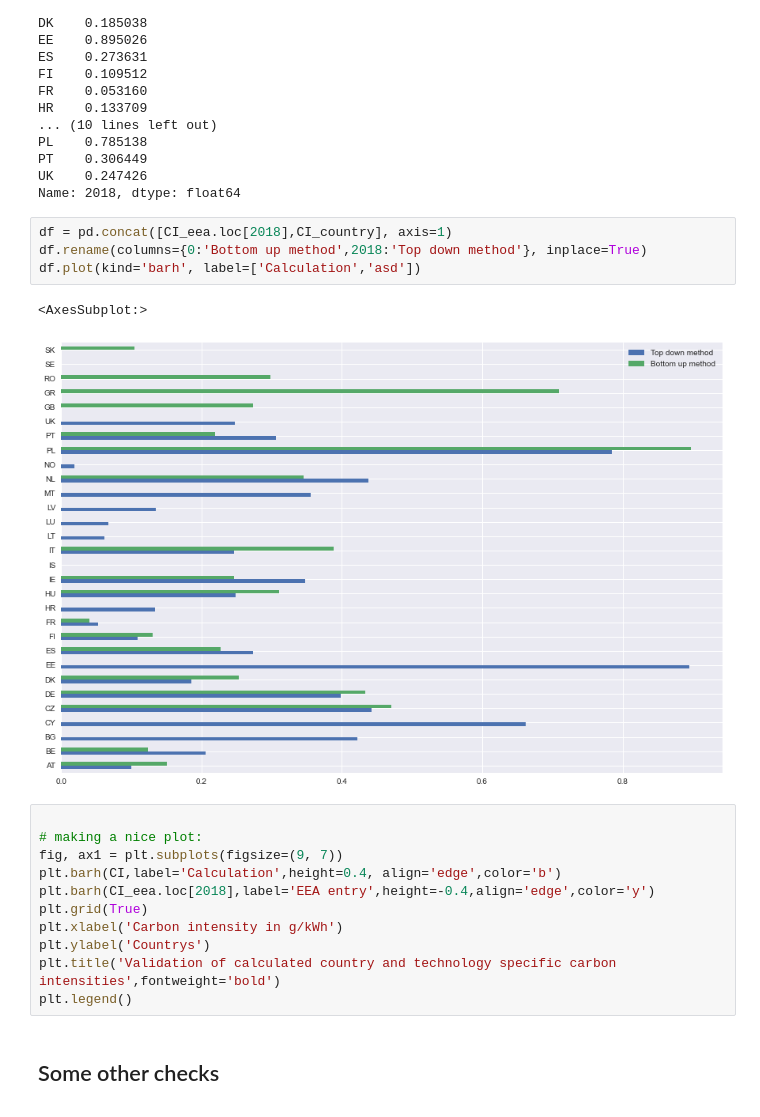
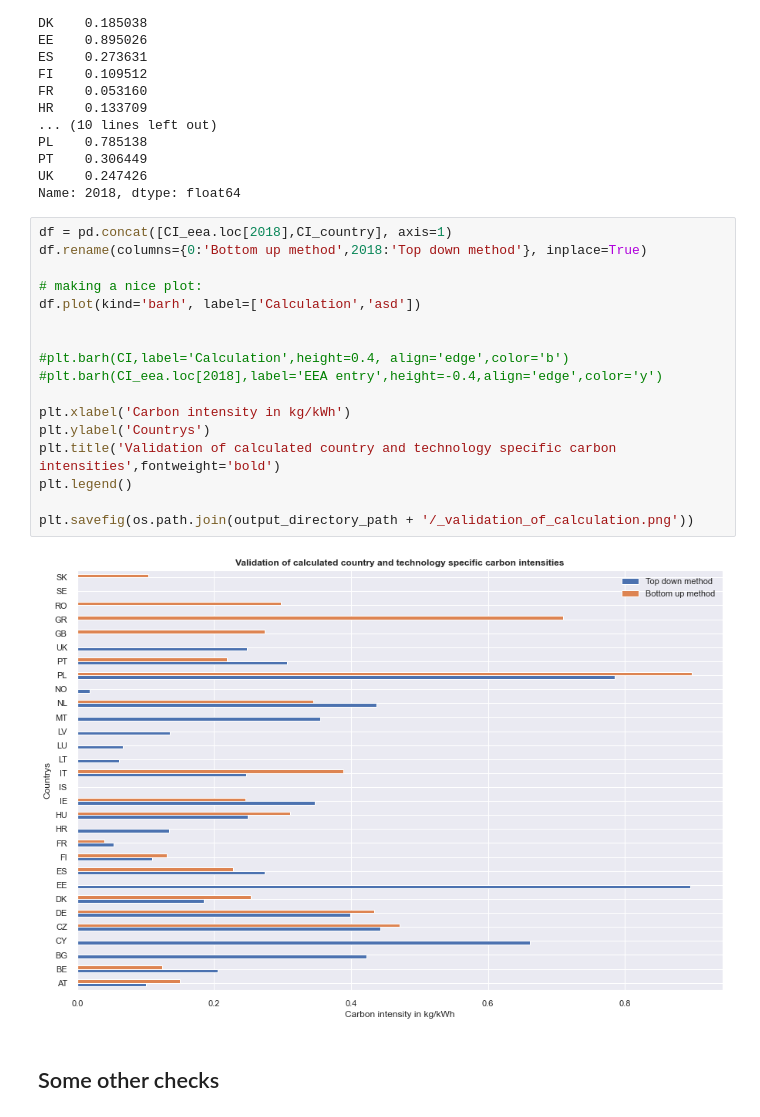
Before and after one commit to INATECH-CIG/CO2_emissions_factors, a Jupyter notebook: CO2 calculation bottom up method.ipynb, the cells around one changed output. Cells and saved outputs as stored; diff of their text form.

Commit message:
validation_plot

```diff
--- a/CO2 calculation bottom up method.ipynb
+++ b/CO2 calculation bottom up method.ipynb
@@ -634,21 +639,22 @@ Name: 2018, dtype: float64
 # %%
 df = pd.concat([CI_eea.loc[2018],CI_country], axis=1)
 df.rename(columns={0:'Bottom up method',2018:'Top down method'}, inplace=True)
+
+# making a nice plot:
 df.plot(kind='barh', label=['Calculation','asd'])
+
+
+#plt.barh(CI,label='Calculation',height=0.4, align='edge',color='b')
+#plt.barh(CI_eea.loc[2018],label='EEA entry',height=-0.4,align='edge',color='y')
+
+plt.xlabel('Carbon intensity in kg/kWh')
+plt.ylabel('Countrys')
+plt.title('Validation of calculated country and technology specific carbon intensities',fontweight='bold')
+plt.legend()
+
+plt.savefig(os.path.join(output_directory_path + '/_validation_of_calculation.png'))
 # %% [output]
-<AxesSubplot:>
-[figure, old version]
+[figure, new version]
-# %%
-
-# making a nice plot:
-fig, ax1 = plt.subplots(figsize=(9, 7))
-plt.barh(CI,label='Calculation',height=0.4, align='edge',color='b')
-plt.barh(CI_eea.loc[2018],label='EEA entry',height=-0.4,align='edge',color='y')
-plt.grid(True)
-plt.xlabel('Carbon intensity in g/kWh')
-plt.ylabel('Countrys')
-plt.title('Validation of calculated country and technology specific carbon intensities',fontweight='bold')
-plt.legend()
 # %% [markdown]
 ## Some other checks
 # %% [markdown]
```
Also changed, not shown: parts of 1 cell of this notebook, 1 other file.
